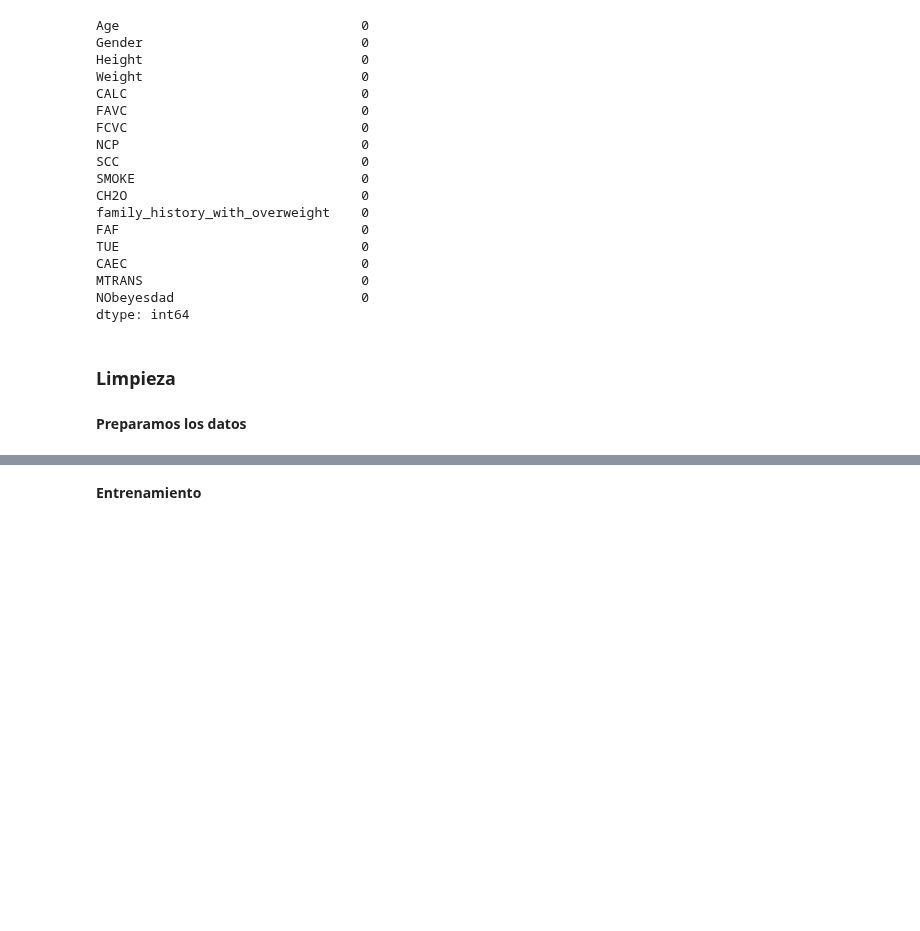
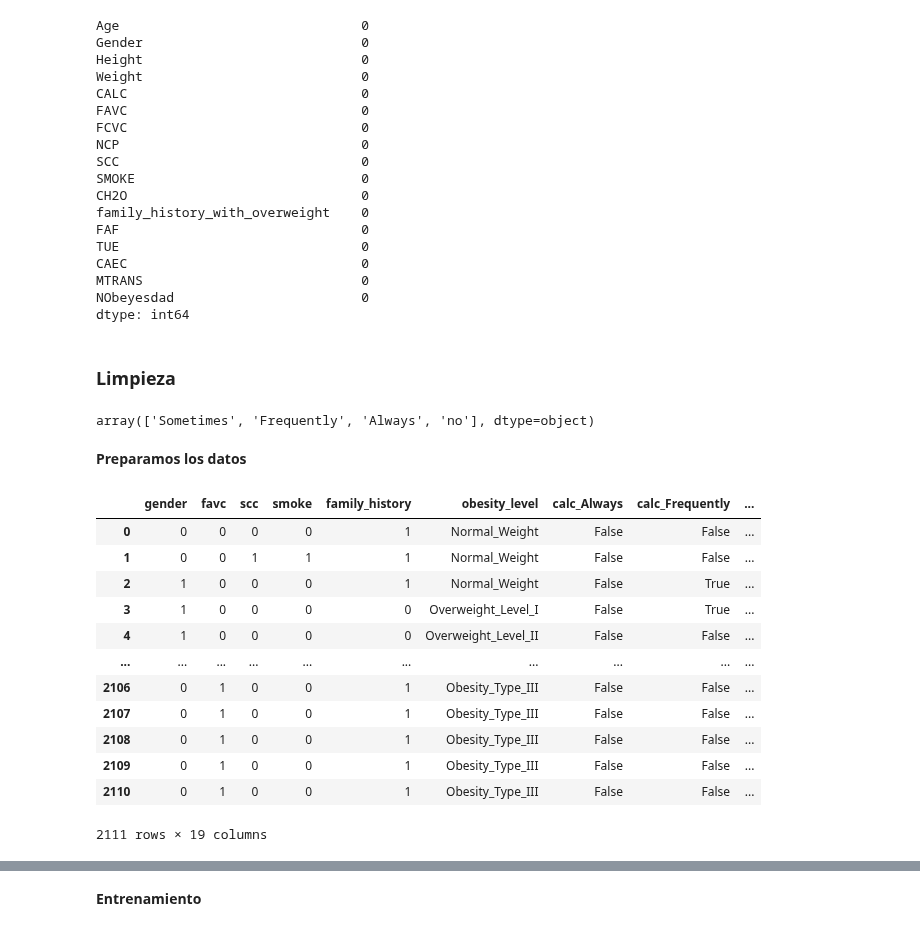
Before and after one commit to Andiwahnon15/Obesity, a Jupyter notebook: streamlit/main_streamlit.ipynb, the cells around one changed output, grey strips where cells are left out. Saved outputs shown, nothing was run; the diff lists cells and outputs as text; code cells hidden in the pictures; blank space fills up the shorter version.

```diff
--- a/streamlit/main_streamlit.ipynb
+++ b/streamlit/main_streamlit.ipynb
@@ -108,6 +108,10 @@ df=df.rename(columns={"family_history_with_overweight": "family_history", "nobey
 # %%
 #Calculo el índice de masa corporal (IMC) por nivel de obesidad
 df['bmi'] = df['weight'] / (df['height'] / 100) ** 2
+# %%
+df.caec.unique()
+# %% [output]
+array(['Sometimes', 'Frequently', 'Always', 'no'], dtype=object)
 # %% [markdown]
 **Preparamos los datos**
 # %%
@@ -128,6 +132,22 @@ df_encoded['gender'] = df_encoded['gender'].apply(lambda x: 1 if x == 'Male' els
 binary_columns = ['favc', 'scc', 'smoke', 'family_history']
 for col in binary_columns:
     df_encoded[col] = df_encoded[col].apply(lambda x: 1 if x == 'yes' else 0)
+# %%
+df_encoded
+# %% [output]
+|  | gender | favc | scc | smoke | family_history | obesity_level | calc_Always | calc_Frequently | ... |
+| 0 | 0 | 0 | 0 | 0 | 1 | Normal_Weight | False | False | ... |
+| 1 | 0 | 0 | 1 | 1 | 1 | Normal_Weight | False | False | ... |
+| 2 | 1 | 0 | 0 | 0 | 1 | Normal_Weight | False | True | ... |
+| 3 | 1 | 0 | 0 | 0 | 0 | Overweight_Level_I | False | True | ... |
+| 4 | 1 | 0 | 0 | 0 | 0 | Overweight_Level_II | False | False | ... |
+| ... | ... | ... | ... | ... | ... | ... | ... | ... | ... |
+| 2106 | 0 | 1 | 0 | 0 | 1 | Obesity_Type_III | False | False | ... |
+| 2107 | 0 | 1 | 0 | 0 | 1 | Obesity_Type_III | False | False | ... |
+| 2108 | 0 | 1 | 0 | 0 | 1 | Obesity_Type_III | False | False | ... |
+| 2109 | 0 | 1 | 0 | 0 | 1 | Obesity_Type_III | False | False | ... |
+| 2110 | 0 | 1 | 0 | 0 | 1 | Obesity_Type_III | False | False | ... |
+2111 rows × 19 columns
 # %%
 # Unimos los dos dataframes
 df_final = pd.concat([df_encoded, df_numerical], axis=1)
```
Also changed, not shown: parts of 6 cells of this notebook, 3 other files.
